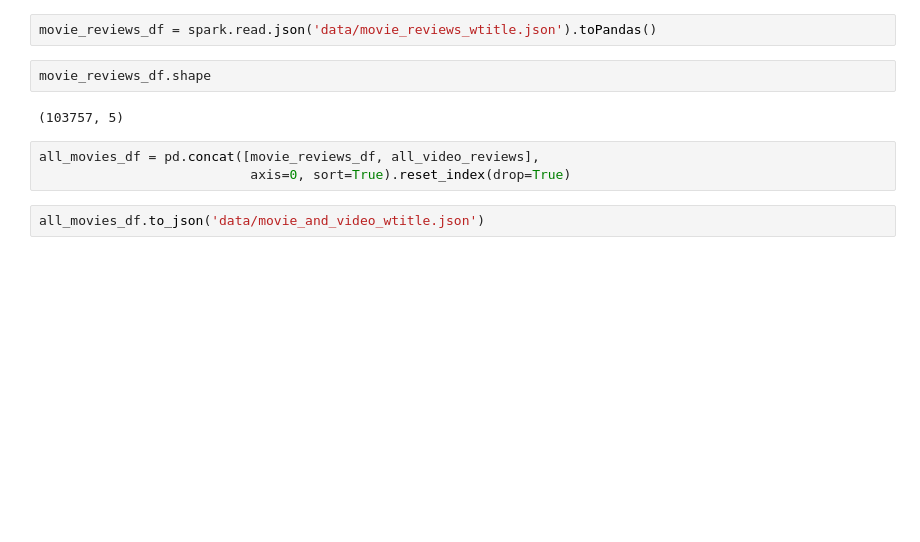
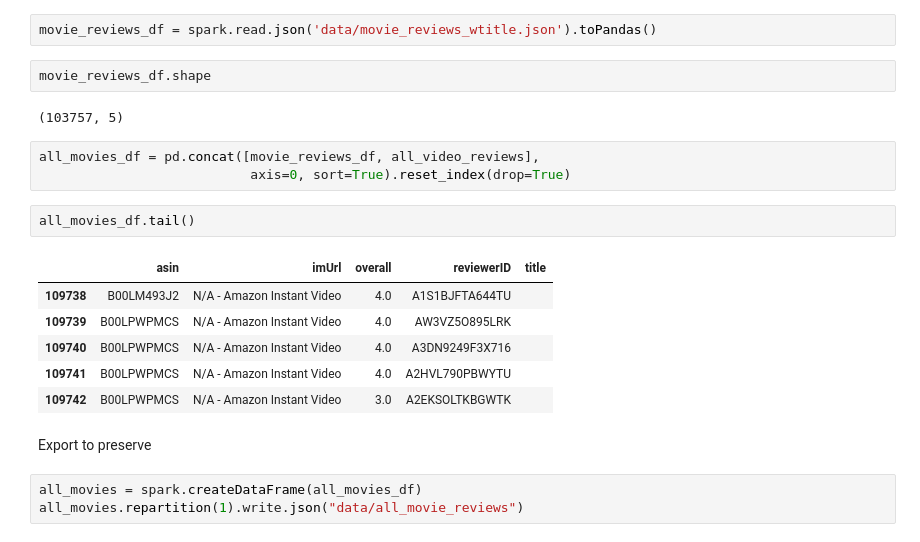
Before and after one commit to jnawjux/intocomics, a Jupyter notebook: add_instant_video_reviews.ipynb, the cells around one changed output. Cells and saved outputs as stored; diff of their text form; blank space fills up the shorter version.

```diff
--- a/add_instant_video_reviews.ipynb
+++ b/add_instant_video_reviews.ipynb
@@ -48,5 +65,17 @@ movie_reviews_df.shape
 # %%
 all_movies_df = pd.concat([movie_reviews_df, all_video_reviews],
                            axis=0, sort=True).reset_index(drop=True)
-# %%
-all_movies_df.to_json('data/movie_and_video_wtitle.json')
+# %%
+all_movies_df.tail()
+# %% [output]
+|  | asin | imUrl | overall | reviewerID | title |
+| 109738 | B00LM493J2 | N/A - Amazon Instant Video | 4.0 | A1S1BJFTA644TU |  |
+| 109739 | B00LPWPMCS | N/A - Amazon Instant Video | 4.0 | AW3VZ5O895LRK |  |
+| 109740 | B00LPWPMCS | N/A - Amazon Instant Video | 4.0 | A3DN9249F3X716 |  |
+| 109741 | B00LPWPMCS | N/A - Amazon Instant Video | 4.0 | A2HVL790PBWYTU |  |
+| 109742 | B00LPWPMCS | N/A - Amazon Instant Video | 3.0 | A2EKSOLTKBGWTK |  |
+# %% [markdown]
+Export to preserve
+# %%
+all_movies = spark.createDataFrame(all_movies_df)
+all_movies.repartition(1).write.json("data/all_movie_reviews")
```
Also changed, not shown: parts of 6 cells of this notebook, 6 other files.
